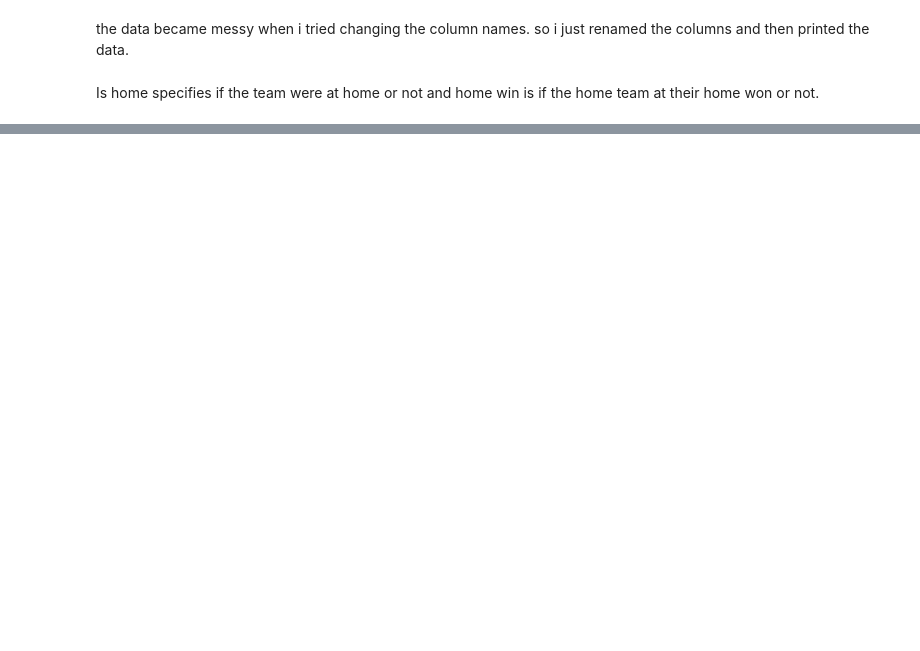
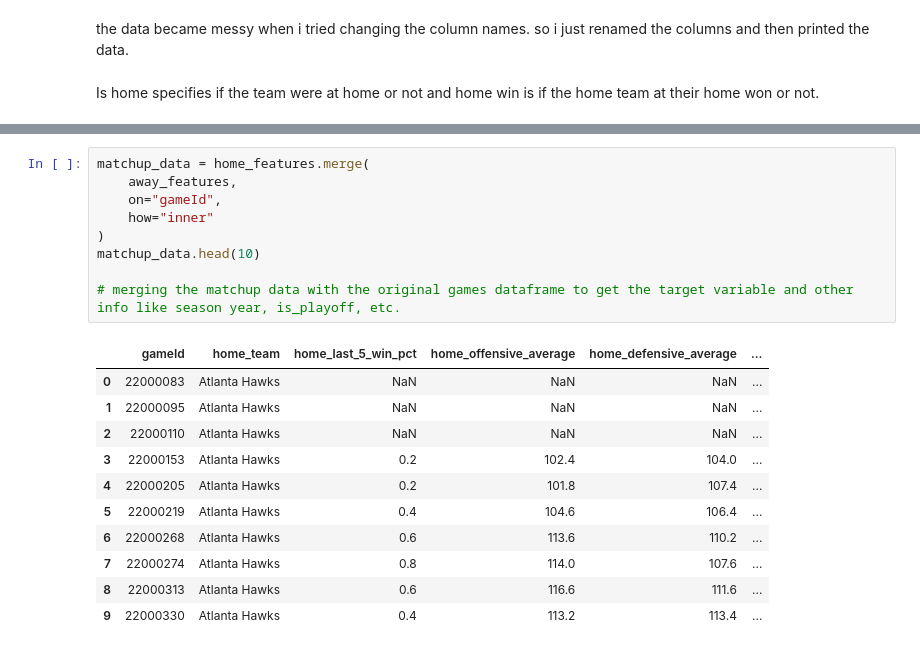
Before and after one commit to AayushPandey-hub/nba-win-prediction, a Jupyter notebook: featureengineering.ipynb, the cells around one changed output, grey strips where cells are left out. Saved outputs shown, nothing was run; the diff lists cells and outputs as text; blank space fills up the shorter version.

```diff
--- a/featureengineering.ipynb
+++ b/featureengineering.ipynb
@@ -373,0 +437,21 @@ Is home specifies if the team were at home or not and home win is if the home te
+# %%
+matchup_data = home_features.merge(
+    away_features,
+    on="gameId",
+    how="inner"
+)
+matchup_data.head(10)
+
+# merging the matchup data with the original games dataframe to get the target variable and other info like season year, is_playoff, etc.
+# %% [output]
+|  | gameId | home_team | home_last_5_win_pct | home_offensive_average | home_defensive_average | ... |
+| 0 | 22000083 | Atlanta Hawks | NaN | NaN | NaN | ... |
+| 1 | 22000095 | Atlanta Hawks | NaN | NaN | NaN | ... |
+| 2 | 22000110 | Atlanta Hawks | NaN | NaN | NaN | ... |
+| 3 | 22000153 | Atlanta Hawks | 0.2 | 102.4 | 104.0 | ... |
+| 4 | 22000205 | Atlanta Hawks | 0.2 | 101.8 | 107.4 | ... |
+| 5 | 22000219 | Atlanta Hawks | 0.4 | 104.6 | 106.4 | ... |
+| 6 | 22000268 | Atlanta Hawks | 0.6 | 113.6 | 110.2 | ... |
+| 7 | 22000274 | Atlanta Hawks | 0.8 | 114.0 | 107.6 | ... |
+| 8 | 22000313 | Atlanta Hawks | 0.6 | 116.6 | 111.6 | ... |
+| 9 | 22000330 | Atlanta Hawks | 0.4 | 113.2 | 113.4 | ... |
```
Also changed, not shown: parts of 9 cells of this notebook.
